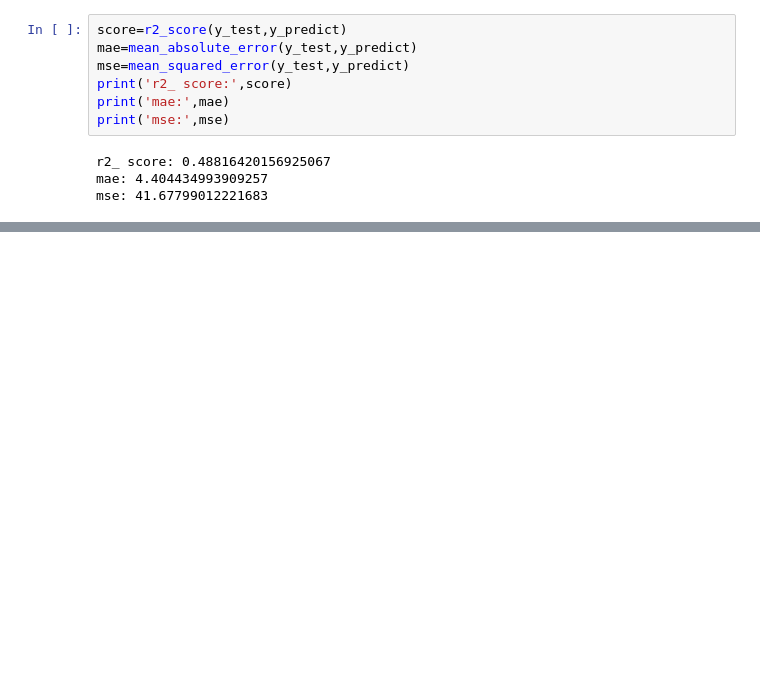
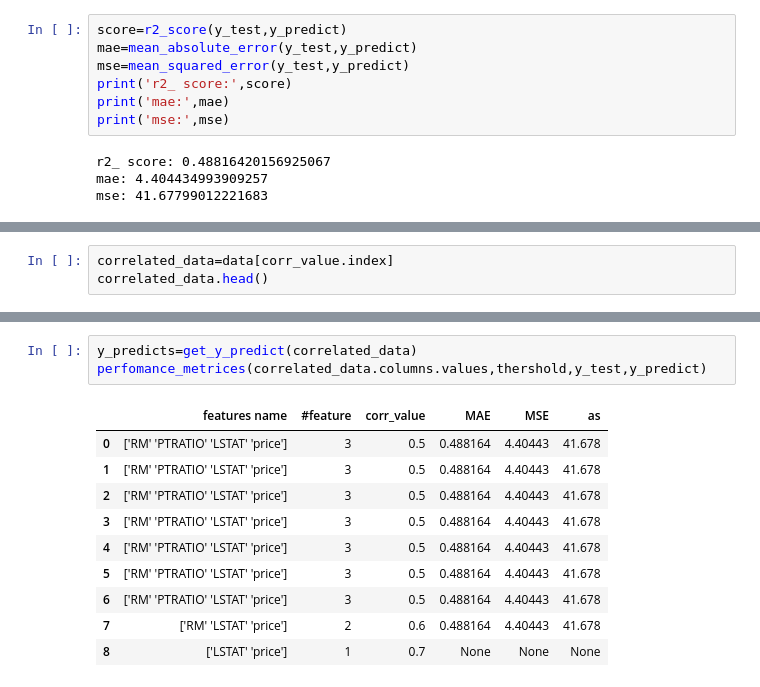
Before and after one commit to AbhishekSRM/boston_prediction, a Jupyter notebook: boston.ipynb, the cells around one changed output, grey strips where cells are left out. Cells and saved outputs as stored; diff of their text form; blank space fills up the shorter version.

```diff
--- a/boston.ipynb
+++ b/boston.ipynb
@@ -347,0 +452,3 @@ TypeError: 'list' object is not callable
+# %%
+correlated_data=data[corr_value.index]
+correlated_data.head()
@@ -347,0 +462,14 @@ TypeError: 'list' object is not callable
+# %%
+y_predicts=get_y_predict(correlated_data)
+perfomance_metrices(correlated_data.columns.values,thershold,y_test,y_predict)
+# %% [output]
+|  | features name | #feature | corr_value | MAE | MSE | as |
+| 0 | ['RM' 'PTRATIO' 'LSTAT' 'price'] | 3 | 0.5 | 0.488164 | 4.40443 | 41.678 |
+| 1 | ['RM' 'PTRATIO' 'LSTAT' 'price'] | 3 | 0.5 | 0.488164 | 4.40443 | 41.678 |
+| 2 | ['RM' 'PTRATIO' 'LSTAT' 'price'] | 3 | 0.5 | 0.488164 | 4.40443 | 41.678 |
+| 3 | ['RM' 'PTRATIO' 'LSTAT' 'price'] | 3 | 0.5 | 0.488164 | 4.40443 | 41.678 |
+| 4 | ['RM' 'PTRATIO' 'LSTAT' 'price'] | 3 | 0.5 | 0.488164 | 4.40443 | 41.678 |
+| 5 | ['RM' 'PTRATIO' 'LSTAT' 'price'] | 3 | 0.5 | 0.488164 | 4.40443 | 41.678 |
+| 6 | ['RM' 'PTRATIO' 'LSTAT' 'price'] | 3 | 0.5 | 0.488164 | 4.40443 | 41.678 |
+| 7 | ['RM' 'LSTAT' 'price'] | 2 | 0.6 | 0.488164 | 4.40443 | 41.678 |
+| 8 | ['LSTAT' 'price'] | 1 | 0.7 | None | None | None |
```
Also changed, not shown: parts of 19 cells of this notebook.
